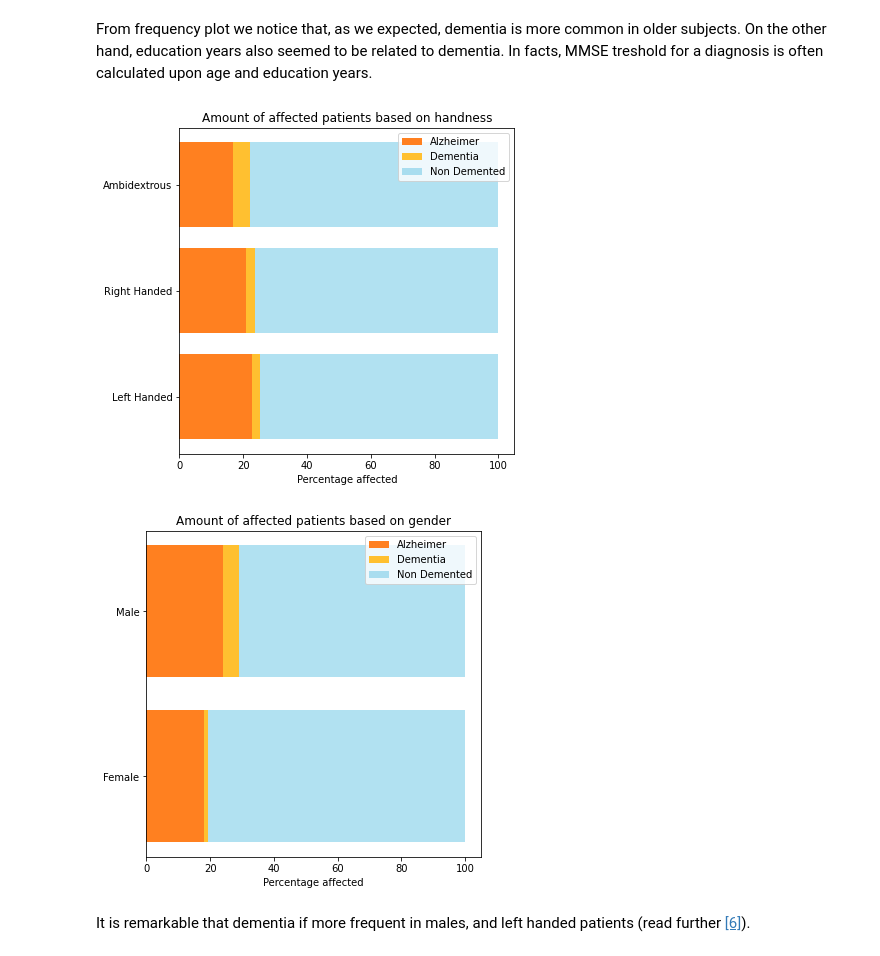
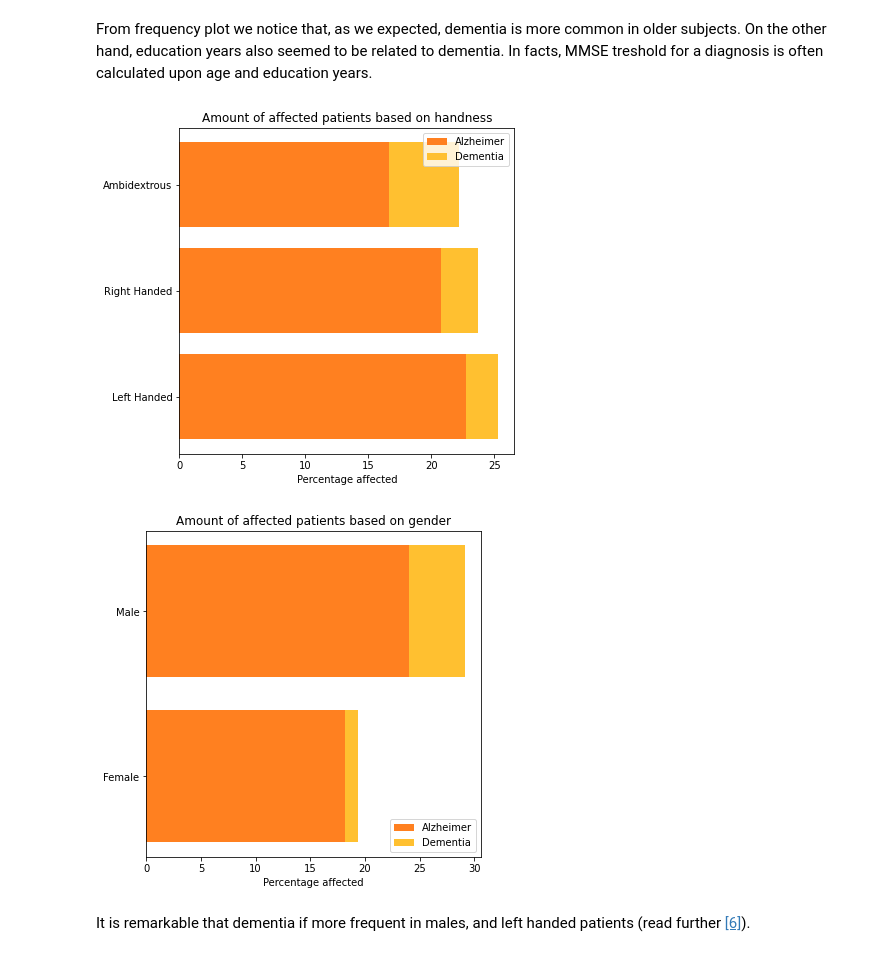
Before and after one commit to xCocco0/alzheimer-recognition, a Jupyter notebook: alzheimer.ipynb, the cells around one changed output. Cells and saved outputs as stored; diff of their text form; code cells hidden in the pictures.

```diff
--- a/alzheimer.ipynb
+++ b/alzheimer.ipynb
@@ -25,16 +25,14 @@ import sklearn
 
 def select(df_, category):
   if category == 0:
-    return df_[(df_.dementia == 0) & (df_.alzheimer == 0)]
+    return df_.query("dementia == 0 and alzheimer == 0")
   elif category == 1:
-    return df_[(df_.dementia == 1) & (df_.alzheimer == 0)]
+    return df_.query("dementia == 1 and alzheimer == 0")
   elif category == 2:
-    return df_[df_.alzheimer == 1]
+    return df_.query("alzheimer == 1")
 
-index2color = {0:'#64C4E480', 1:'#FFC030A0', 2:'#FF8020A0'} #'#FF7000A0'
+index2color = {0:'#64C4E480', 1:'#FFC030A0', 2:'#FF8020A0'}
 index2label = {0:'Non demented', 1:'Dementia', 2:'Alzheimer'}
-index2cdr = {0:0.0, 1:0.5, 2:1.0, 3:2.0}
-cdr2index = {0.0:0, 0.5:1, 1.0:2, 2.0:3}
 # %% [markdown]
 ### Overview
 The following were extracted and calculated based on the OASIS-3 Dataset.
@@ -284,7 +293,7 @@ bars = np.empty((3,3))
 
 for i in range(0,3):
   for j in range(0,3):
-    bars[i,j] = select(df,i)[df.hand == j].loc[:,"id"].count()
+    bars[i,j] = select(df,i).query("hand == @j").loc[:,"id"].count()
 #print(handness)
 for i in range(0,3):
   bars[:,i] /= np.sum(bars[:,i])
@@ -292,8 +301,7 @@ bars = (bars*100)
 #print(bars)'#FF8020' '#FFC030'
 ax.barh([1,2,3], bars[2,:], color = "#FF8020", label = "Alzheimer")
 ax.barh([1,2,3], bars[1,:], left = bars[2,:], color = "#FFC030", label = "Dementia")
-#ax.barh([1,2], bars[1,:], left = bars[3,:]+bars[2,:], color = "#FFA000", label = "Very mild Dementia")
-ax.barh([1,2,3], bars[0,:], left = bars[2,:]+bars[1,:], color = "#64C4E480", label = "Non Demented")
+#ax.barh([1,2,3], bars[0,:], left = bars[2,:]+bars[1,:], color = "#64C4E480", label = "Non Demented")
 ax.set_yticks([1,2,3])
 ax.set_yticklabels(['Left Handed','Right Handed','Ambidextrous'])
 ax.set_xlabel("Percentage affected")
@@ -301,31 +309,30 @@ ax.set_title("Amount of affected patients based on handness")
 ax.legend()
 plt.show()
 # %% [output]
-[figure, old version]
+[figure, new version]
 # %%
 fig, ax = plt.subplots(figsize=(6,6))
 bars = np.empty((3,2))
 
 for i in range(0,3):
   for j in range(0,2):
-    bars[i,j] = select(df,i)[df.sex == j].loc[:,"id"].count()
+    bars[i,j] = select(df,i).query("sex == @j").loc[:,"id"].count()
 #print(bars)
 for i in range(0,2):
   bars[:,i] /= np.sum(bars[:,i])
 bars = (bars*100)
 #print(bars)
 ax.barh([1,2], bars[2,:], color = "#FF8020", label = "Alzheimer")
 ax.barh([1,2], bars[1,:], left = bars[2,:], color = "#FFC030", label = "Dementia")
-#ax.barh([1,2], bars[1,:], left = bars[3,:]+bars[2,:], color = "#FFA000", label = "Very mild Dementia")
-ax.barh([1,2], bars[0,:], left = bars[2,:]+bars[1,:], color = "#64C4E480", label = "Non Demented")
+#ax.barh([1,2], bars[0,:], left = bars[2,:]+bars[1,:], color = "#64C4E480", label = "Non Demented")
 ax.set_yticks([1,2])
 ax.set_yticklabels(['Female','Male'])
 ax.set_xlabel("Percentage affected")
 ax.set_title("Amount of affected patients based on gender")
 ax.legend()
 plt.show()
 # %% [output]
-[figure, old version]
+[figure, new version]
 # %% [markdown]
 It is remarkable that dementia if more frequent in males, and left handed patients (read further [[6]](https://jamanetwork.com/journals/jamaneurology/fullarticle/775393)).
 # %% [markdown]
```
Also changed, not shown: parts of 9 cells of this notebook.
